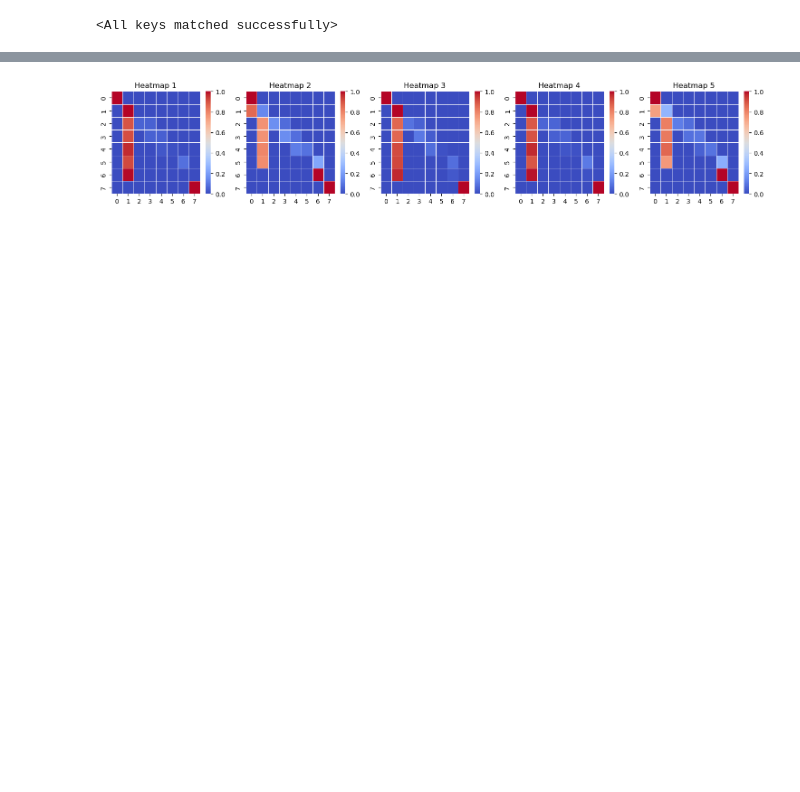
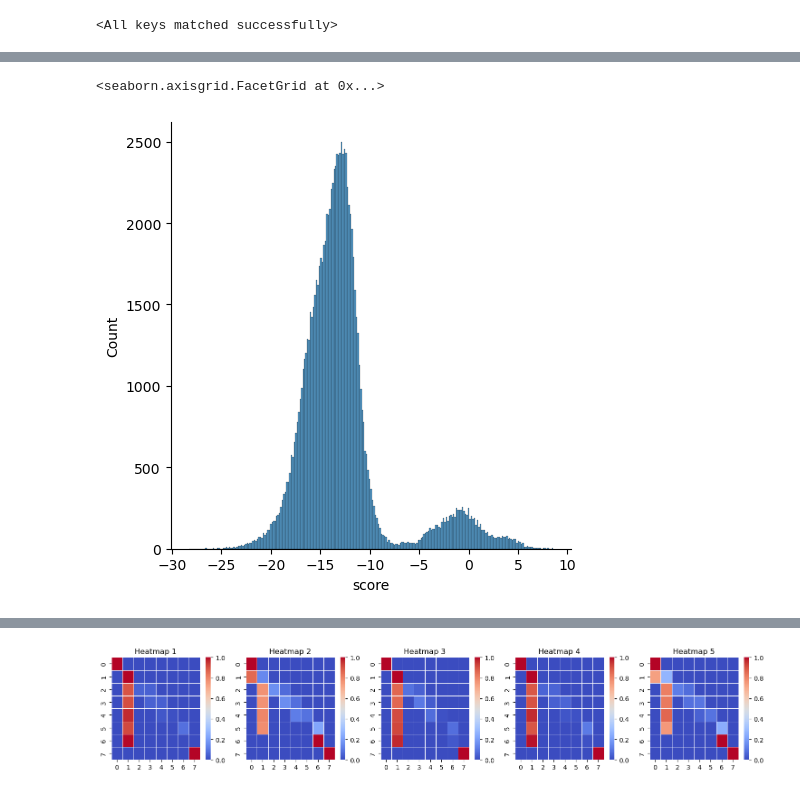
Before and after one commit to warner121/monteloanco, a Jupyter notebook: 04_inspect.ipynb, the cells around one changed output, grey strips where cells are left out. Saved outputs shown, nothing was run; the diff lists cells and outputs as text; code cells hidden in the pictures; blank space fills up the shorter version.

```diff
--- a/04_inspect.ipynb
+++ b/04_inspect.ipynb
@@ -71,4 +69,9 @@ def tmat_to_score(tmat):
 # %%
 df_tmat['score'] = df_tmat['tmat'].apply(lambda x: tmat_to_score(x)[7].item())
 df_tmat['score_prior'] = df_tmat['tmat_prior'].apply(lambda x: tmat_to_score(x)[7].item())
+# %%
+sns.displot(logit(df_tmat.score), kind='hist')
+# %% [output]
+<seaborn.axisgrid.FacetGrid at 0x...>
+[figure, added]
 # %%
```
Also changed, not shown: parts of 35 cells of this notebook, 4 other files.
